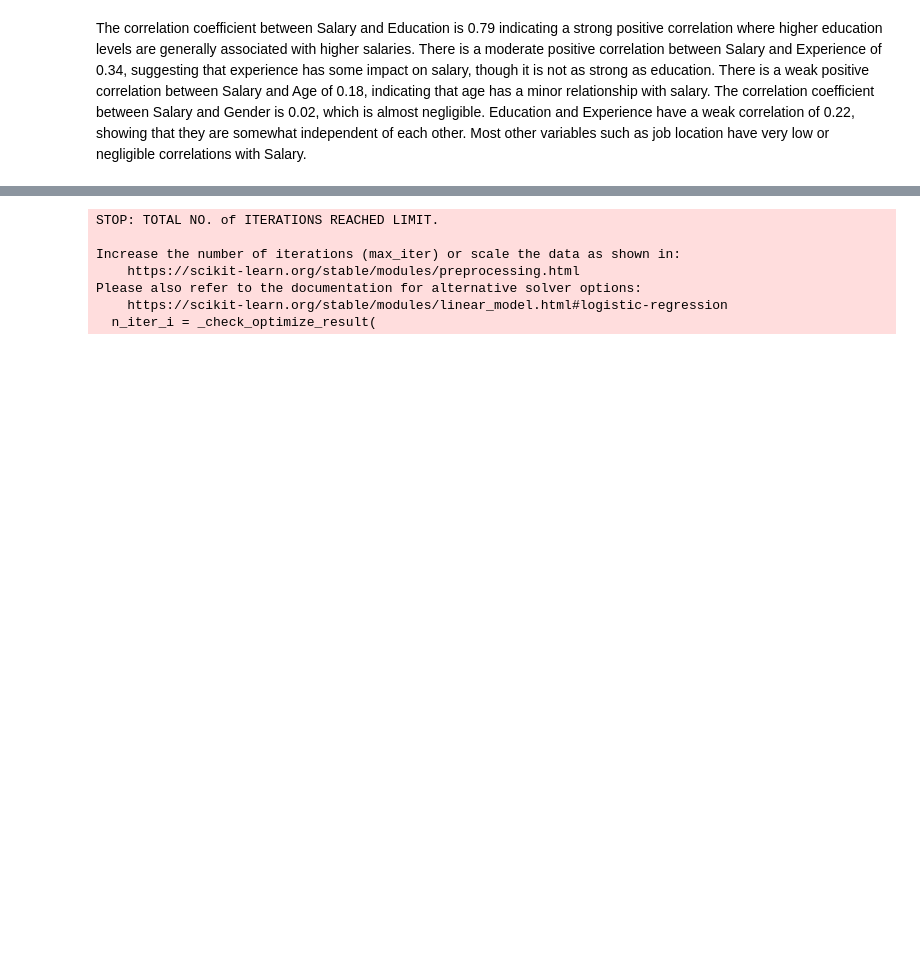
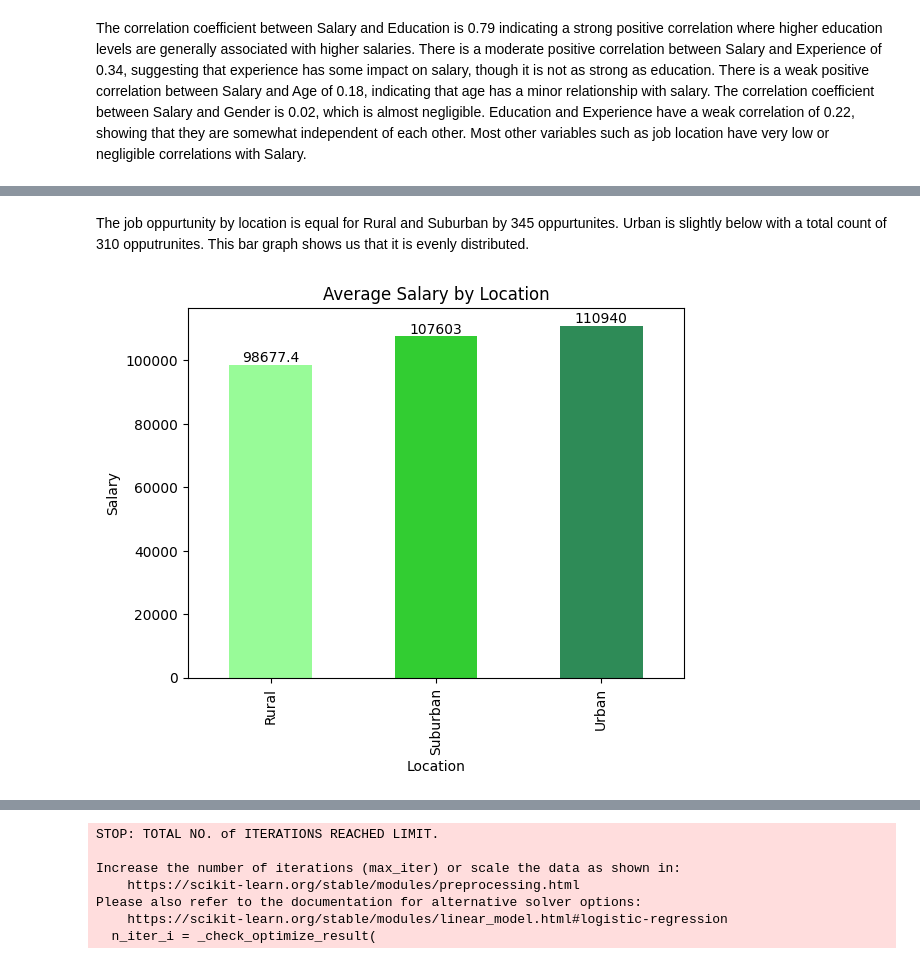
Before and after one commit to Twujira/TW_Data201, a Jupyter notebook: Project_3_restored.ipynb, the cells around one changed output, grey strips where cells are left out. Drawn from its saved outputs; the diff is of its cells as text; code cells hidden in the pictures; blank space fills up the shorter version.

```diff
--- a/Project_3_restored.ipynb
+++ b/Project_3_restored.ipynb
@@ -180,0 +196,12 @@ The correlation coefficient between Salary and Education is 0.79 indicating a st
+# %% [markdown]
+The job oppurtunity by location is equal for Rural and Suburban by 345 oppurtunites. Urban is slightly below with a total count of 310 opputrunites. This bar graph shows us that it is evenly distributed.
+# %%
+Avg_salary_by_location = df.groupby('Location')['Salary'].mean()
+ax = Avg_salary_by_location.plot(kind='bar', color=['palegreen', 'limegreen', 'seagreen'])
+plt.title("Average Salary by Location")
+plt.ylabel("Salary")
+plt.xticks([0, 1, 2],['Rural' ,'Suburban' ,'Urban'])
+ax.bar_label(ax.containers[0])
+plt.show()
+# %% [output]
+[figure, added]
```
Also changed, not shown: parts of 14 cells of this notebook.
